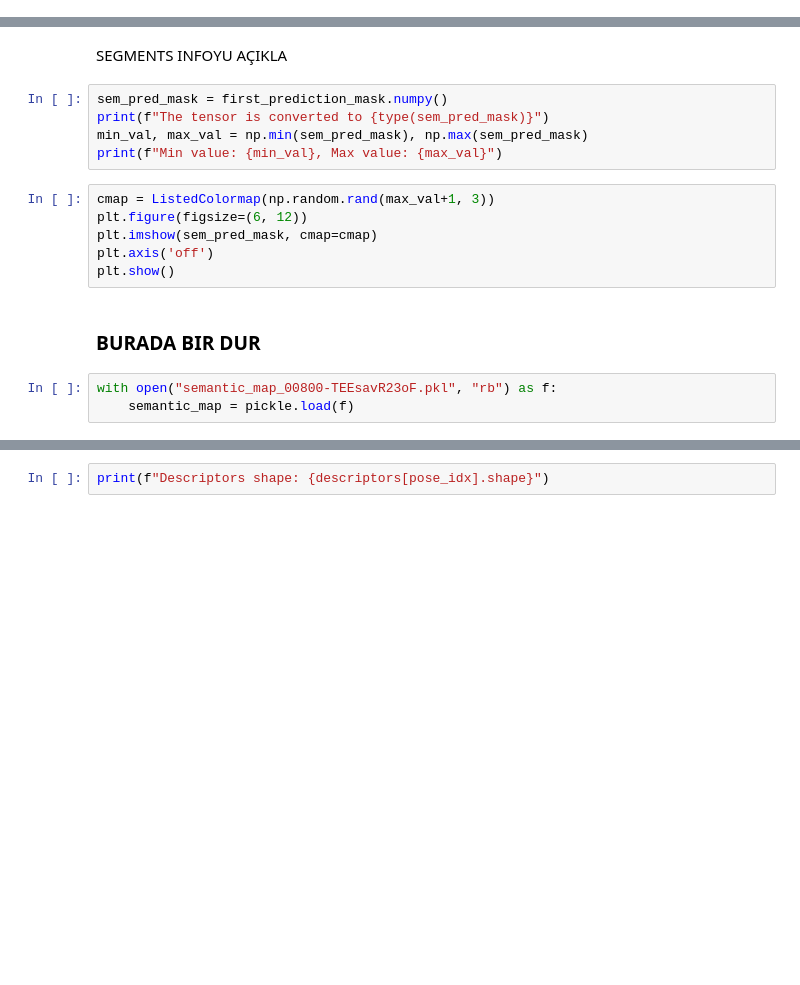
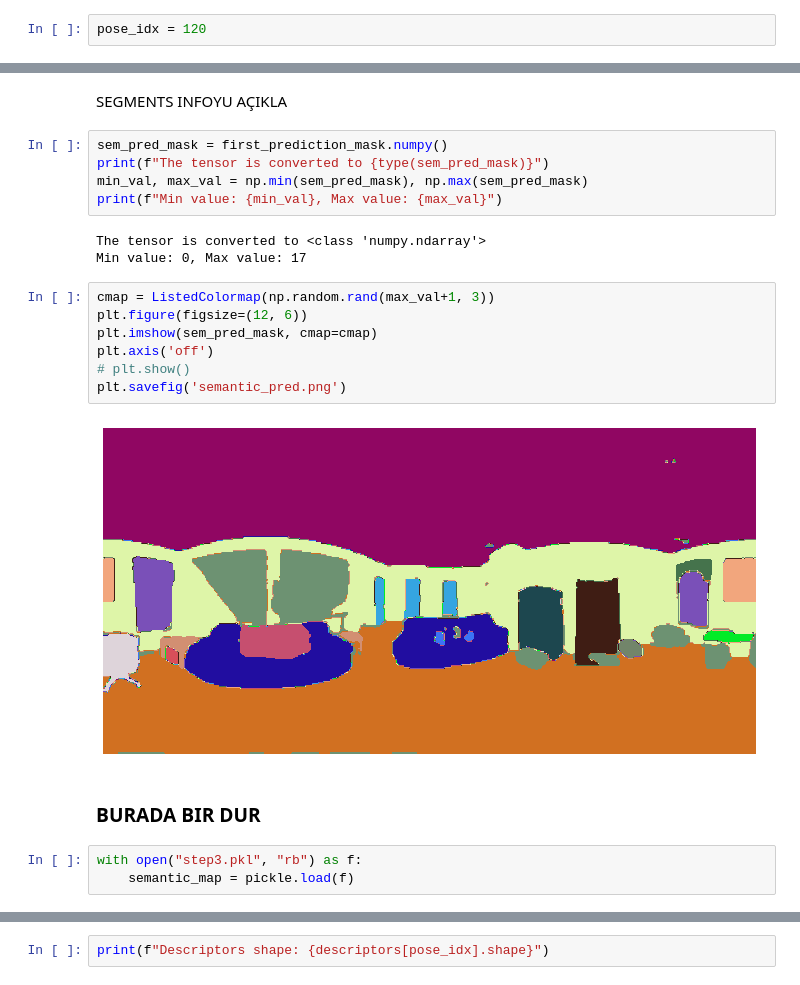
Before and after one commit to usermech/mechademy, a Jupyter notebook: local/deneme.ipynb, the cells around one changed output, grey strips where cells are left out. Drawn from its saved outputs; the diff is of its cells as text; blank space fills up the shorter version.

```diff
--- a/local/deneme.ipynb
+++ b/local/deneme.ipynb
@@ -76 +101,3 @@ print(f"The type of predictions is {type(prediction_masks)}")
+# %%
+pose_idx = 120
 # %%
@@ -95,14 +127,20 @@ sem_pred_mask = first_prediction_mask.numpy()
 print(f"The tensor is converted to {type(sem_pred_mask)}")
 min_val, max_val = np.min(sem_pred_mask), np.max(sem_pred_mask)
 print(f"Min value: {min_val}, Max value: {max_val}")
+# %% [output]
+The tensor is converted to <class 'numpy.ndarray'>
+Min value: 0, Max value: 17
 # %%
 cmap = ListedColormap(np.random.rand(max_val+1, 3))
-plt.figure(figsize=(6, 12))
+plt.figure(figsize=(12, 6))
 plt.imshow(sem_pred_mask, cmap=cmap)
 plt.axis('off')
-plt.show()
+# plt.show()
+plt.savefig('semantic_pred.png')
+# %% [output]
+[figure, added]
 # %% [markdown]
 ### BURADA BIR DUR
 # %%
-with open("semantic_map_00800-TEEsavR23oF.pkl", "rb") as f:
+with open("step3.pkl", "rb") as f:
     semantic_map = pickle.load(f)
```
Also changed, not shown: parts of 28 cells of this notebook, 2 other files.
